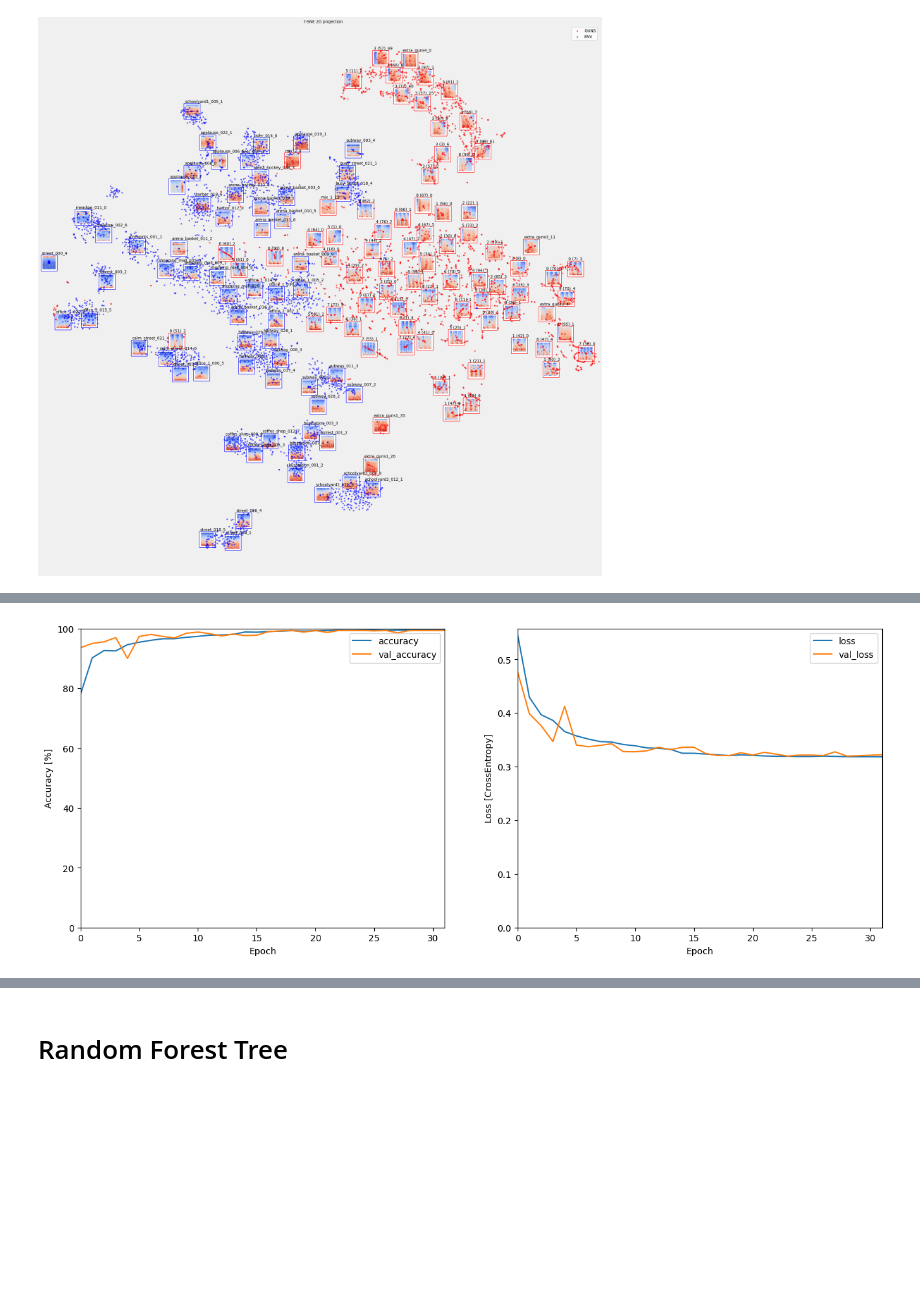
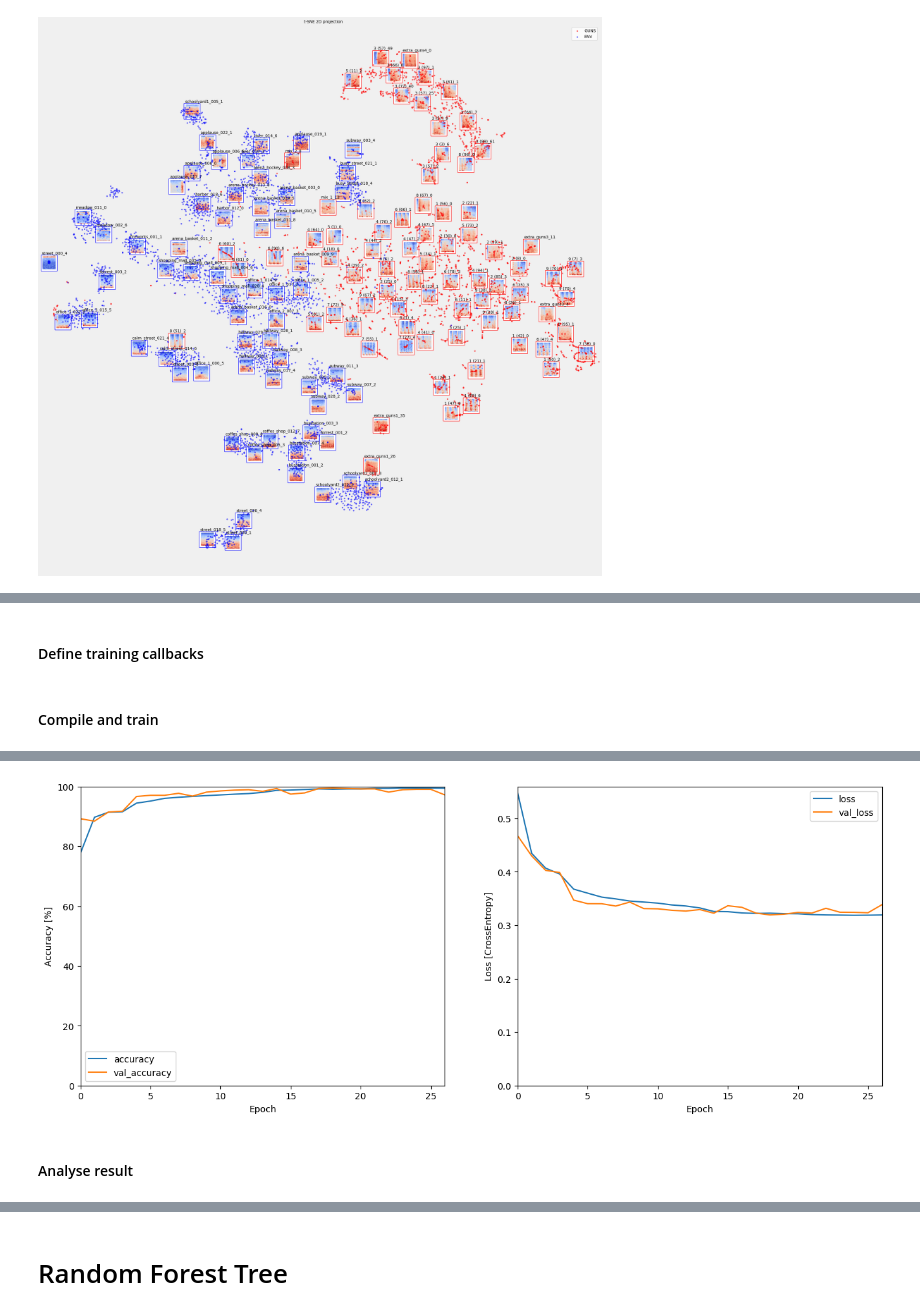
Before and after one commit to claesrolen/PAIHT24D_proj, a Jupyter notebook: train.ipynb, the cells around one changed output, grey strips where cells are left out. Saved outputs shown, nothing was run; the diff lists cells and outputs as text; code cells hidden in the pictures; blank space fills up the shorter version.

Commit message:
Changed to leaky ReLU, continued documentation

```diff
--- a/train.ipynb
+++ b/train.ipynb
@@ -360,24 +376,31 @@ input_shape = next(iter(train_ds))[0].shape[1:]
 print("Input shape:", input_shape)
 num_labels = len(label_names)
 
+# Use a Fully Convolutional Network to enable variable length of audio input -> output stride = 16
 model_fcn = tfk.models.Sequential(
     [
         tfk.layers.Input(shape=input_shape),
-        tfk.layers.Conv2D(32, 3, activation="relu", padding="valid"),
+        tfk.layers.Conv2D(32, 3, activation="leaky_relu", padding="valid"),
         tfk.layers.Dropout(0.2),
         tfk.layers.MaxPooling2D(),
-        tfk.layers.Conv2D(64, 3, strides=(2, 2), activation="relu", padding="same"),
+        tfk.layers.Conv2D(
+            64, 3, strides=(2, 2), activation="leaky_relu", padding="same"
+        ),
         tfk.layers.Dropout(0.1),
         tfk.layers.MaxPooling2D(),
-        tfk.layers.Conv2D(128, 3, strides=(1, 1), activation="relu", padding="valid"),
+        tfk.layers.Conv2D(
+            128, 3, strides=(1, 1), activation="leaky_relu", padding="valid"
+        ),
         tfk.layers.MaxPooling2D(),
-        tfk.layers.Conv2D(256, 1, activation="relu"),
-        tfk.layers.Conv2D(128, 1, activation="relu"),
+        tfk.layers.Conv2D(256, 1, activation="leaky_relu"),
+        tfk.layers.Conv2D(128, 1, activation="leaky_relu"),
         tfk.layers.Conv2D(num_labels, (1, 1), activation="sigmoid"),
         tfk.layers.GlobalMaxPooling2D(),
     ]
 )
 model_fcn.summary()
+dot_img_file = "DOC/model_fcn.png"
+tfk.utils.plot_model(model_fcn, to_file=dot_img_file, show_shapes=True, dpi=60)
 # %% [output]
 Input shape: (32, 33, 1)
 Model: "sequential"
@@ -404,4 +428,12 @@ Model: "sequential"
+# %% [markdown]
+#### Define training callbacks
 # %%
+# Setup Tensorboard
+!rm -rf ./logs/
+log_dir = "logs/fit/" + datetime.datetime.now().strftime("%Y%m%d-%H%M%S")
+tensorboard_callback = tf.keras.callbacks.TensorBoard(log_dir=log_dir, histogram_freq=1)
+
+# Use adaptive learning rate
 def lr_schedule(epoch):
     if epoch > 20:
         return 0.00002
@@ -412,10 +444,9 @@ def lr_schedule(epoch):
     else:
         return 0.00002  # Warmup
 
-
 learnRate_cb = tfk.callbacks.LearningRateScheduler(lr_schedule)
 
-# Early stop callback
+# Use Early stop - with restore to best
 earlyStop_cb = tfk.callbacks.EarlyStopping(
     monitor="val_loss",
     min_delta=0,
@@ -426,7 +457,9 @@ earlyStop_cb = tfk.callbacks.EarlyStopping(
     restore_best_weights=True,
 )
 
-callbacks = [learnRate_cb, earlyStop_cb]
+callbacks = [learnRate_cb, earlyStop_cb,tensorboard_callback]
+# %% [markdown]
+#### Compile and train
 # %%
 EPOCHS = 50
 model_fcn.compile(
@@ -435,10 +468,10 @@ model_fcn.compile(
     metrics=[
         # "accuracy",
         tfk.metrics.CategoricalAccuracy(),
-        # tfk.metrics.FalseNegatives(),
-        # tfk.metrics.TrueNegatives(),
-        # tfk.metrics.FalsePositives(),
-        # tfk.metrics.TruePositives(),
+        tfk.metrics.FalseNegatives(),
+        tfk.metrics.TrueNegatives(),
+        tfk.metrics.FalsePositives(),
+        tfk.metrics.TruePositives(),
         tfk.metrics.Precision(),
         tfk.metrics.Recall(),
     ],
@@ -457,5 +490,8 @@ a = model_fcn.evaluate(test_ds, return_dict=True)
 print(
     f"Accuracy: {100*a['categorical_accuracy']:0.2f}% \U0001f44d \nLoss:     {a['loss']:0.4f}"
 )
+
+# Start Tensorboard here or from command line
+# %tensorboard --logdir logs/fit
 # %% [output]
 Epoch 1/50
@@ -478,3 +514,5 @@ Loss:     0.3227
-[figure, old version]
+[figure, new version]
+# %% [markdown]
+#### Analyse result
 # %%
 y_pred = model_fcn.predict(test_ds)
```
Also changed, not shown: parts of 23 cells of this notebook, 11 other files.
